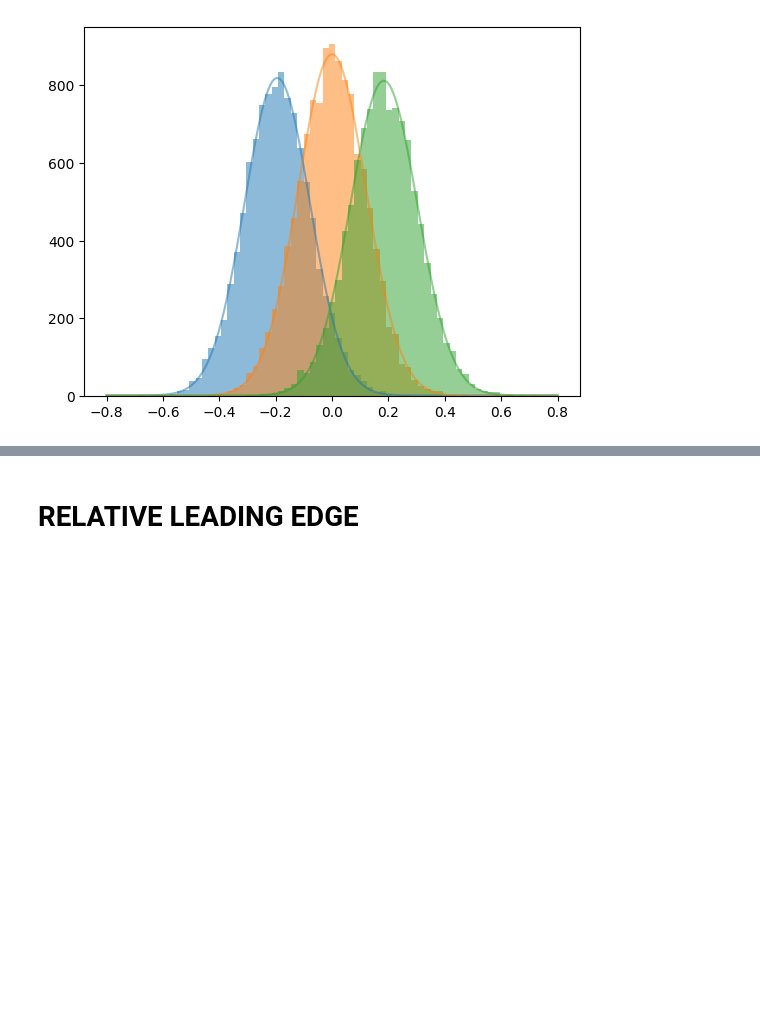
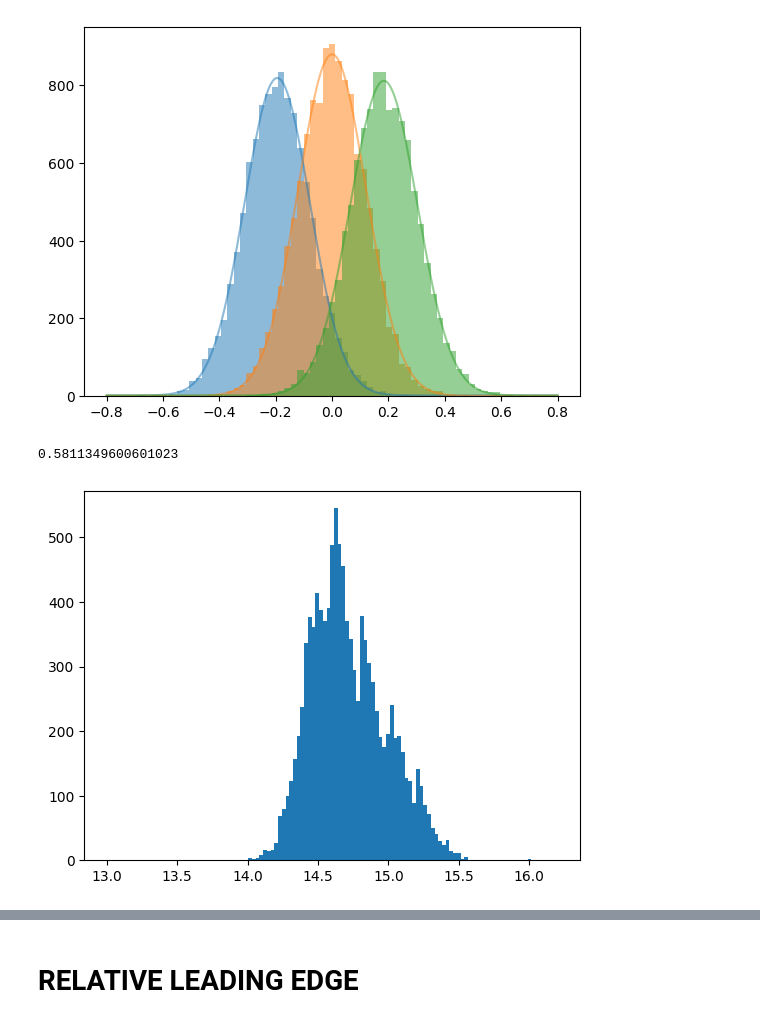
Before and after one commit to wjosefw/MLTiming, a Jupyter notebook: Traditional_methods.ipynb, the cells around one changed output, grey strips where cells are left out. Drawn from its saved outputs; the diff is of its cells as text; code cells hidden in the pictures; blank space fills up the shorter version.

```diff
--- a/Traditional_methods.ipynb
+++ b/Traditional_methods.ipynb
@@ -62,6 +62,12 @@ V20: CENTROID(ns) = 0.1836 +/- 0.00090  FWHM(ns) = 0.2803 +/- 0.00099
 V00: CENTROID(ns) = -0.0002 +/- 0.00087  FWHM(ns) = 0.2839 +/- 0.00096
 V02: CENTROID(ns) = -0.1947 +/- 0.00065  FWHM(ns) = 0.2733 +/- 0.00071
 [figure]
+# %%
+print(np.std(timestamps_CFD_dec1_DATA_00))
+plt.hist(timestamps_CFD_dec0_DATA_02, bins = nbins + 50, range = [13,16.2]);
+# %% [output]
+0.5811349600601023
+[figure, added]
 # %%
 timestamps_CFD_dec0_DATA_00 = Calculate_CFD(DATA_00[:, :, 0], fraction = fraction, shift = shift, time_step = time_step)
 timestamps_CFD_dec1_DATA_00 = Calculate_CFD(DATA_00[:, :, 1], fraction = fraction, shift = shift, time_step = time_step)
```
Also changed, not shown: parts of 4 cells of this notebook, 4 other files.
